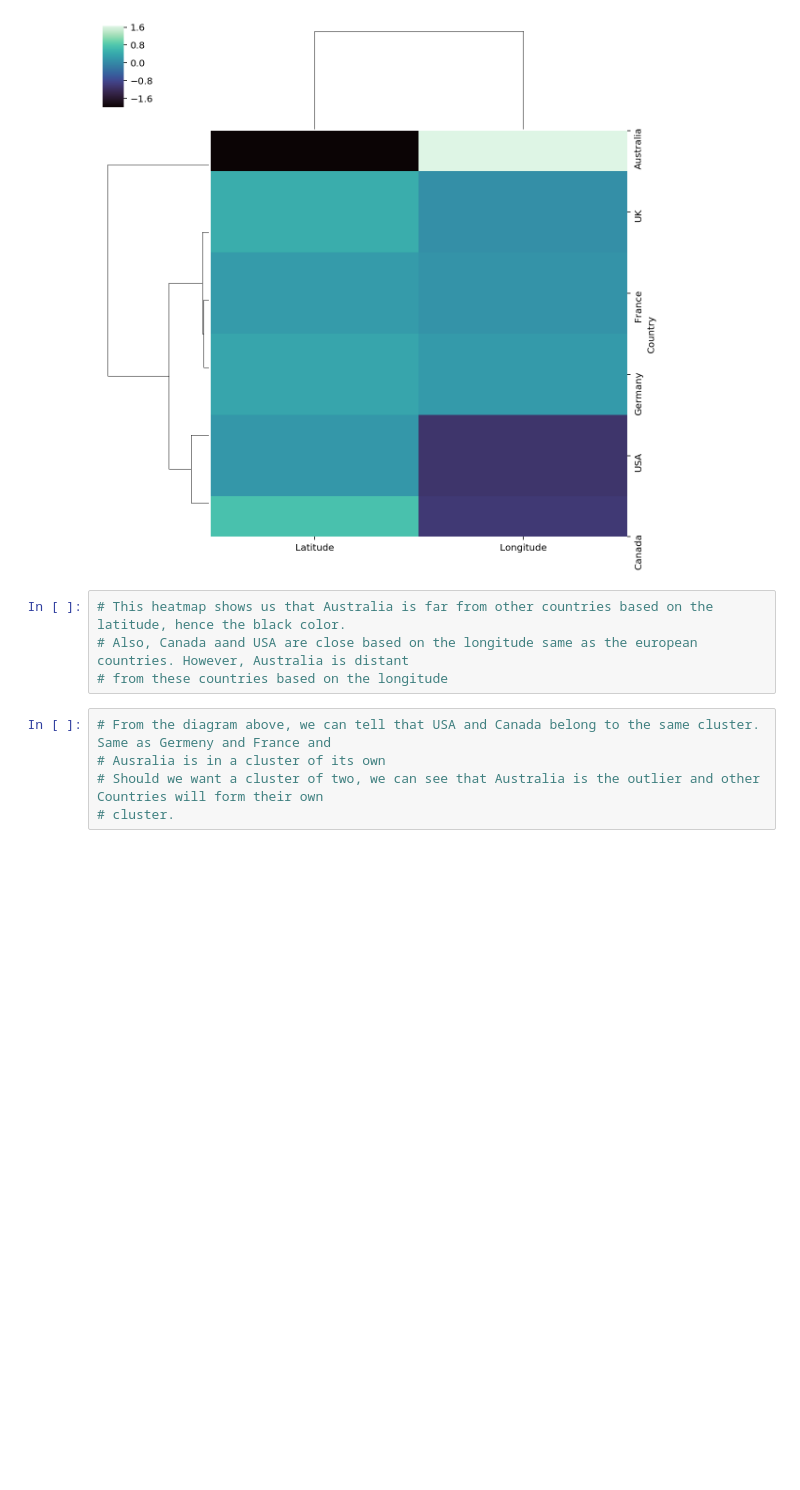
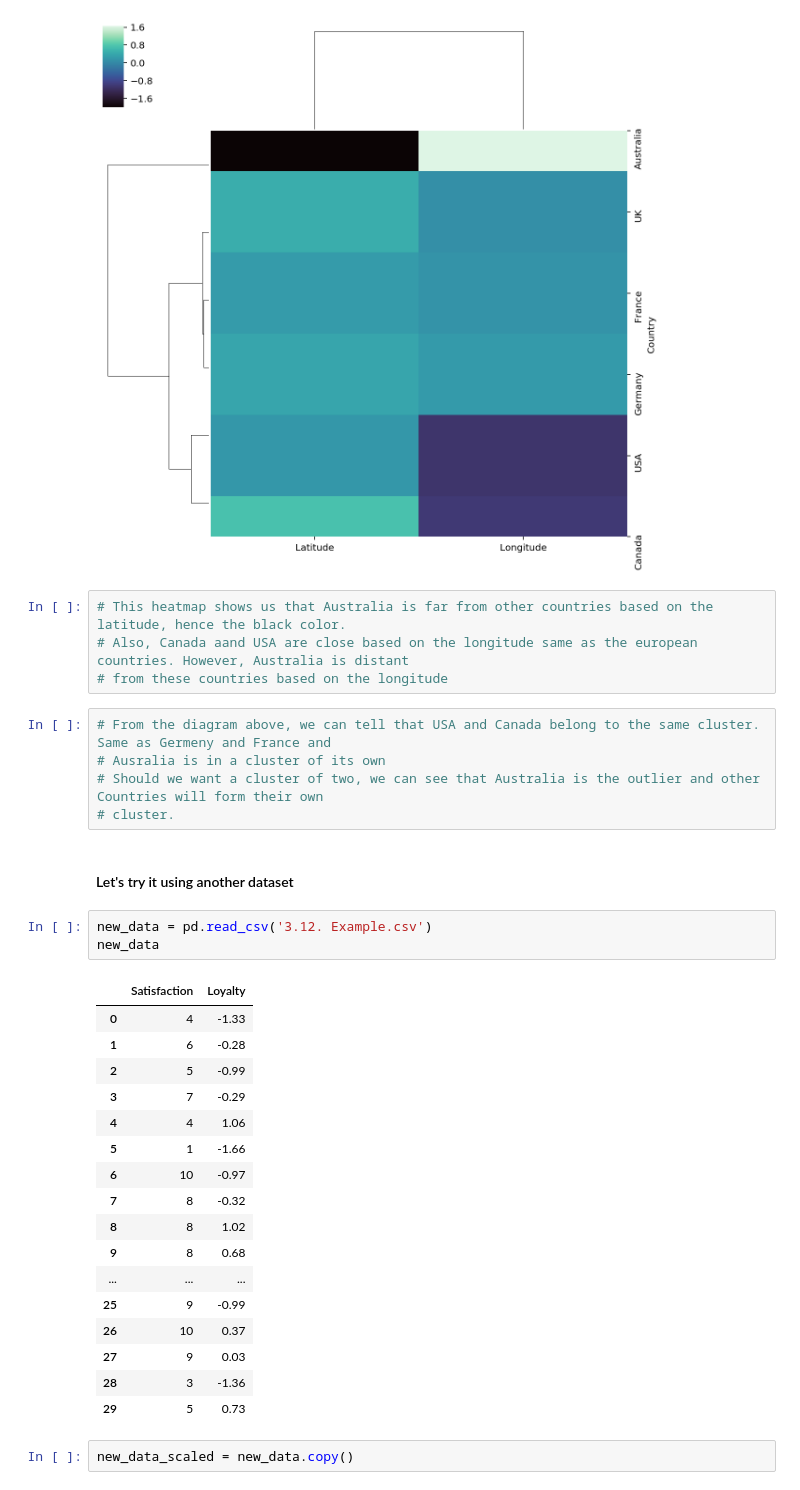
Before and after one commit to liyi54/clustering, a Jupyter notebook: Heatmaps and Dendrograms.ipynb, the cells around one changed output. Cells and saved outputs as stored; diff of their text form; blank space fills up the shorter version.

```diff
--- a/Heatmaps and Dendrograms.ipynb
+++ b/Heatmaps and Dendrograms.ipynb
@@ -34,3 +34,28 @@ sns.clustermap(data, cmap = 'mako')
 # Ausralia is in a cluster of its own
 # Should we want a cluster of two, we can see that Australia is the outlier and other Countries will form their own
 # cluster.
+# %% [markdown]
+#### Let's try it using another dataset
+# %%
+new_data = pd.read_csv('3.12. Example.csv')
+new_data
+# %% [output]
+|  | Satisfaction | Loyalty |
+| 0 | 4 | -1.33 |
+| 1 | 6 | -0.28 |
+| 2 | 5 | -0.99 |
+| 3 | 7 | -0.29 |
+| 4 | 4 | 1.06 |
+| 5 | 1 | -1.66 |
+| 6 | 10 | -0.97 |
+| 7 | 8 | -0.32 |
+| 8 | 8 | 1.02 |
+| 9 | 8 | 0.68 |
+| ... | ... | ... |
+| 25 | 9 | -0.99 |
+| 26 | 10 | 0.37 |
+| 27 | 9 | 0.03 |
+| 28 | 3 | -1.36 |
+| 29 | 5 | 0.73 |
+# %%
+new_data_scaled = new_data.copy()
```
Also changed, not shown: parts of 4 cells of this notebook.
